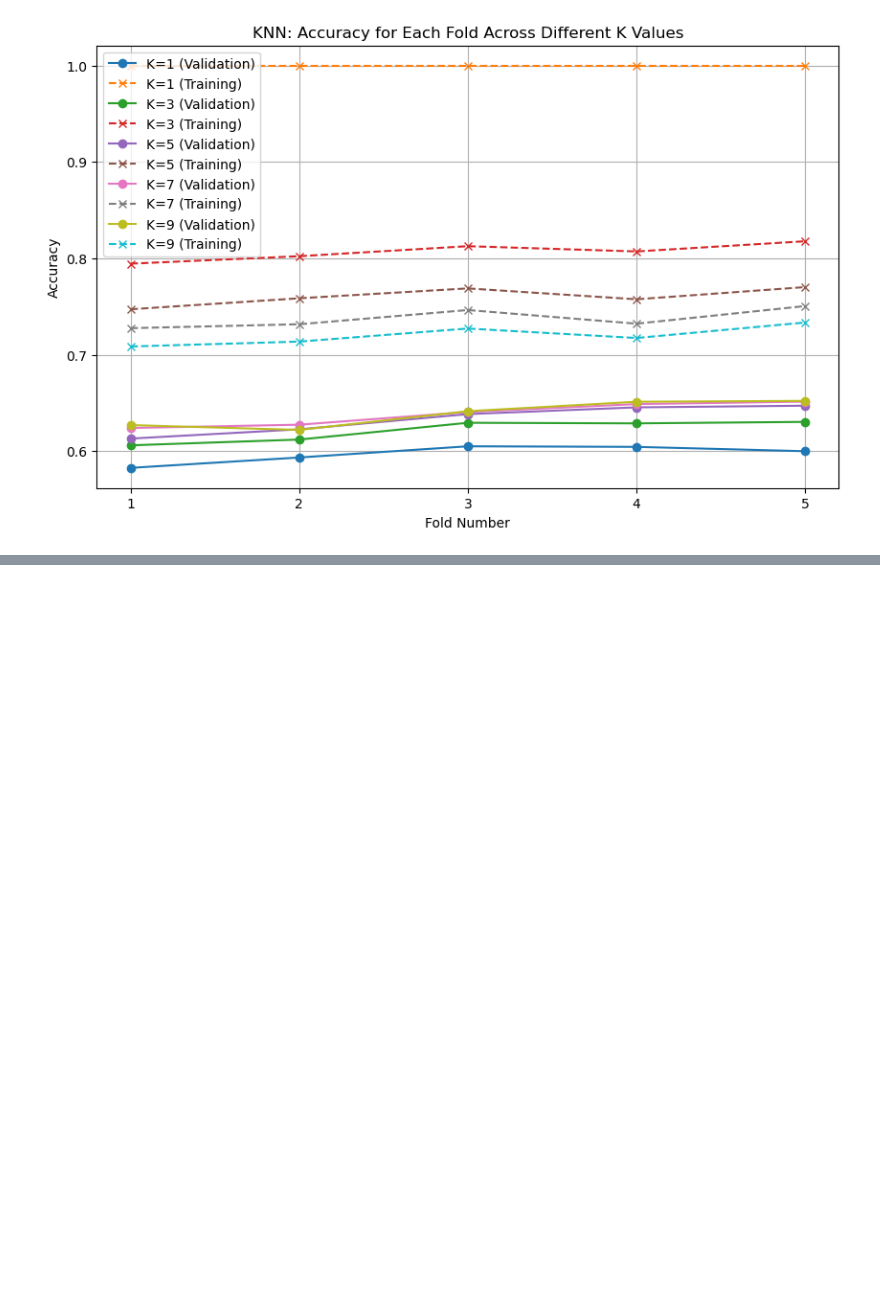
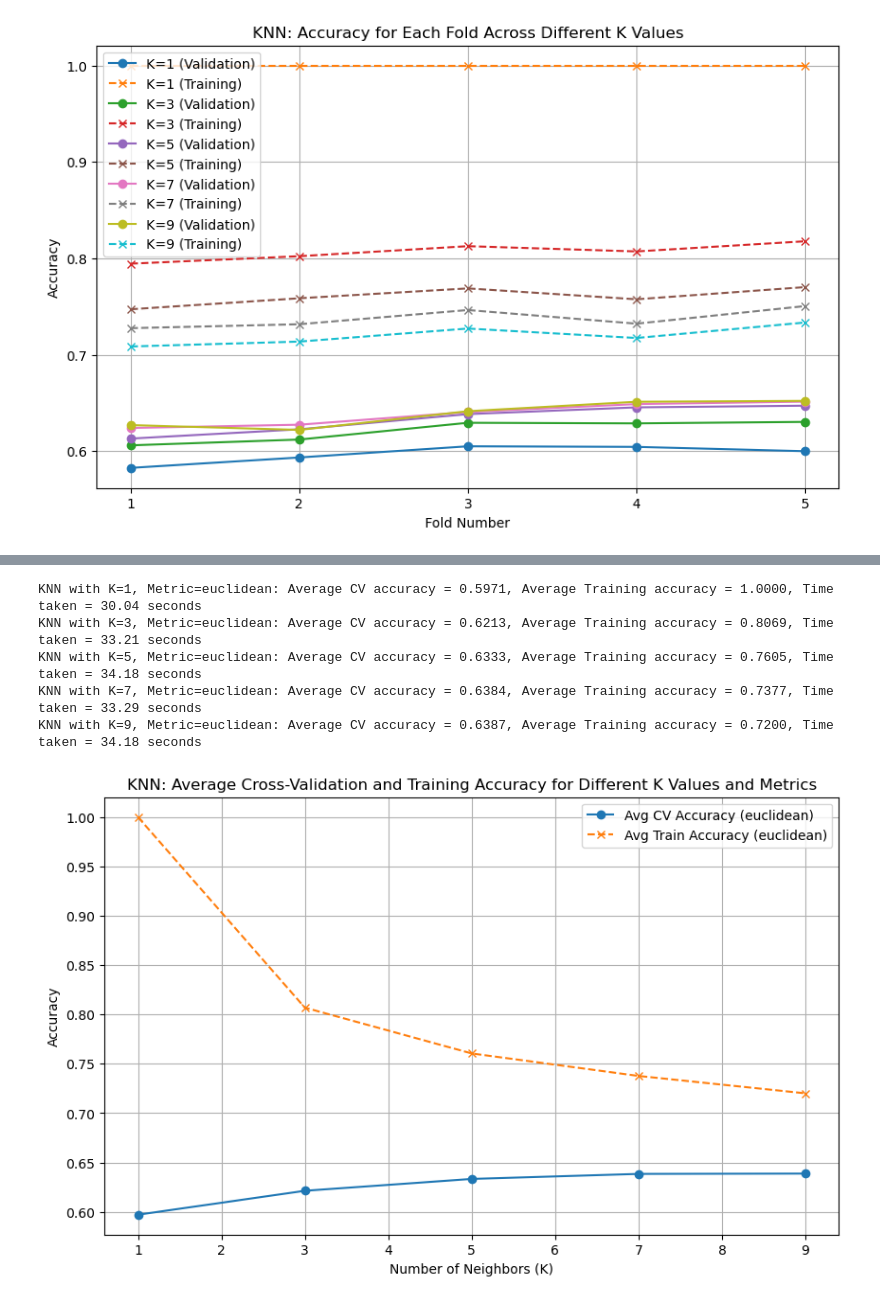
Before and after one commit to mencinas93/IMBM_Machine_Learning, a Jupyter notebook: Homework_3_Code.ipynb, the cells around one changed output, grey strips where cells are left out. Saved outputs shown, nothing was run; the diff lists cells and outputs as text; code cells hidden in the pictures; blank space fills up the shorter version.

```diff
--- a/Homework_3_Code.ipynb
+++ b/Homework_3_Code.ipynb
@@ -305,0 +244,78 @@ KNN with K=9, Metric=euclidean: Average CV accuracy = 0.6387, Average Training a
+# %%
+k_values = [1, 3, 5, 7, 9]
+metrics = ['euclidean']
+all_results = {}
+
+kf = KFold(n_splits=5, shuffle=True, random_state=42)
+
+for metric in metrics:
+    avg_accuracies = []
+    avg_train_accuracies = []
+    execution_times = []  # To store execution times for each K
+
+    for k in k_values:
+        knn = KNeighborsClassifier(n_neighbors=k, metric=metric, n_jobs=-1)  # Use all cores
+        fold_accuracies = []
+        fold_train_accuracies = []
+
+        start_time = time.time()  # Start timing
+
+        for train_index, val_index in kf.split(X_train):
+            X_fold_train, X_fold_val = X_train.iloc[train_index], X_train.iloc[val_index]
+            y_fold_train, y_fold_val = y_train[train_index], y_train[val_index]
+
+            knn.fit(X_fold_train, y_fold_train)
+            y_val_pred = knn.predict(X_fold_val)
+            accuracy = accuracy_score(y_fold_val, y_val_pred)
+            fold_accuracies.append(accuracy)
+
+            y_train_pred = knn.predict(X_fold_train)
+            train_accuracy = accuracy_score(y_fold_train, y_train_pred)
+            fold_train_accuracies.append(train_accuracy)
+
+        avg_accuracy = sum(fold_accuracies) / len(fold_accuracies)
+        avg_train_accuracy = sum(fold_train_accuracies) / len(fold_train_accuracies)
+        avg_accuracies.append(avg_accuracy)
+        avg_train_accuracies.append(avg_train_accuracy)
+
+        execution_time = time.time() - start_time  # Calculate elapsed time
+        execution_times.append(execution_time)  # Store execution time
+
+        print(f"KNN with K={k}, Metric={metric}: Average CV accuracy = {avg_accuracy:.4f}, Average Training accuracy = {avg_train_accuracy:.4f}, Time taken = {execution_time:.2f} seconds")
+
+    all_results[metric] = {
+        'avg_accuracies': avg_accuracies,
+        'avg_train_accuracies': avg_train_accuracies,
+        'execution_times': execution_times  # Store execution times
+    }
+
+# Plotting the results
+plt.figure(figsize=(10, 6))
+
+for metric in metrics:
+    plt.plot(k_values, all_results[metric]['avg_accuracies'], marker='o', linestyle='-', label=f'Avg CV Accuracy ({metric})')
+    plt.plot(k_values, all_results[metric]['avg_train_accuracies'], marker='x', linestyle='--', label=f'Avg Train Accuracy ({metric})')
+
+plt.title('KNN: Average Cross-Validation and Training Accuracy for Different K Values and Metrics')
+plt.xlabel('Number of Neighbors (K)')
+plt.ylabel('Accuracy')
+plt.grid(True)
+plt.legend()
+plt.show()
+
+# Plotting execution times
+plt.figure(figsize=(10, 6))
+plt.plot(k_values, all_results[metric]['execution_times'], marker='o', linestyle='-', label=f'Execution Time ({metric})')
+plt.title('KNN: Execution Time for Different K Values and Metrics')
+plt.xlabel('Number of Neighbors (K)')
+plt.ylabel('Time (seconds)')
+plt.grid(True)
+plt.legend()
+plt.show()
+# %% [output]
+KNN with K=1, Metric=euclidean: Average CV accuracy = 0.5971, Average Training accuracy = 1.0000, Time taken = 30.04 seconds
+KNN with K=3, Metric=euclidean: Average CV accuracy = 0.6213, Average Training accuracy = 0.8069, Time taken = 33.21 seconds
+KNN with K=5, Metric=euclidean: Average CV accuracy = 0.6333, Average Training accuracy = 0.7605, Time taken = 34.18 seconds
+KNN with K=7, Metric=euclidean: Average CV accuracy = 0.6384, Average Training accuracy = 0.7377, Time taken = 33.29 seconds
+KNN with K=9, Metric=euclidean: Average CV accuracy = 0.6387, Average Training accuracy = 0.7200, Time taken = 34.18 seconds
+[figure, added]
```
Also changed, not shown: parts of 2 cells of this notebook.
